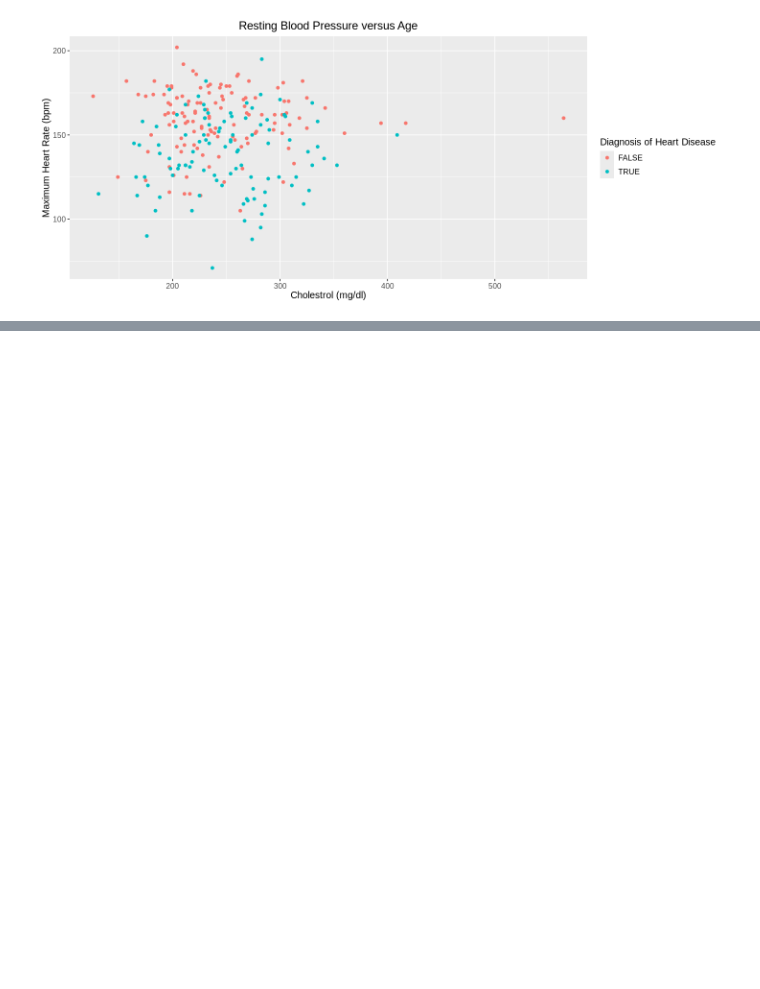
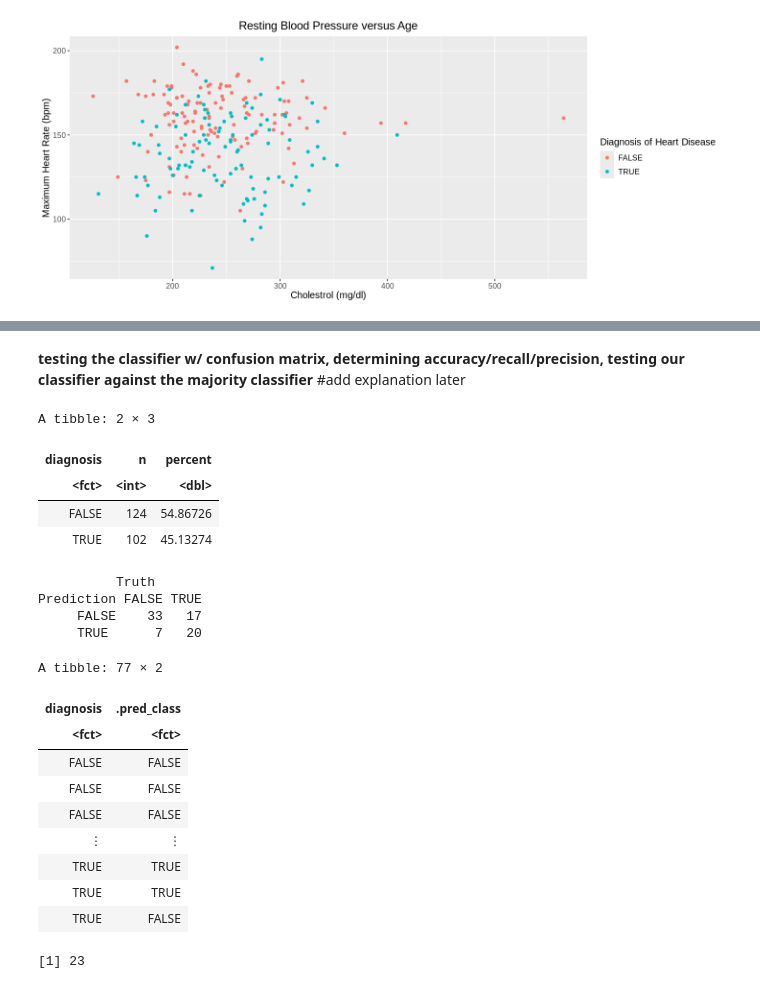
Before and after one commit to cchan70/dsci-100-project-17, a Jupyter notebook: Proposal.ipynb, the cells around one changed output, grey strips where cells are left out. Drawn from its saved outputs; the diff is of its cells as text; code cells hidden in the pictures; blank space fills up the shorter version.

```diff
--- a/Proposal.ipynb
+++ b/Proposal.ipynb
@@ -206,0 +304,60 @@ World Health Organization. (n.d.). https://www.who.int/health-topics/cardiovascu
+# %% [markdown]
+**testing the classifier w/ confusion matrix, determining accuracy/recall/precision, testing our classifier against the majority classifier**
+#add explanation later
+# %%
+best_k <- accuracies_lots |>
+        arrange(desc(mean)) |>
+        head(1) |>
+        pull(neighbors)
+
+spec_best_k <- nearest_neighbor(weight_func = "rectangular", neighbors = 41) |>
+        set_engine("kknn") |>
+        set_mode("classification")
+
+knn_best_results <- workflow() |>
+                add_recipe(heart_recipe) |>
+                add_model(spec_best_k) |>
+                fit(data = heart_training)
+
+heart_predictions <- predict(knn_best_results, heart_testing) |>
+                    bind_cols(heart_testing) |>
+                    select(diagnosis, .pred_class)
+
+heart_conf_mat <- heart_predictions |>
+                conf_mat(truth = diagnosis, estimate = .pred_class)
+
+# conf_table <- as.table(heart_conf_mat)
+heart_major <- heart_training |>
+            group_by(diagnosis) |>
+            summarise(n=n()) |>
+            mutate(percent = 100*n/nrow(heart_training))
+
+heart_major
+
+# heart_acc <- sum(diag(conf_table))/ sum(conf_table)
+# heart_acc
+heart_conf_mat
+heart_predictions
+# MAKE SURE TO CALCULATE THE ACCURACY, RECALL, PRECISION
+best_k
+# %% [output]
+A tibble: 2 × 3
+| diagnosis | n | percent |
+| <fct> | <int> | <dbl> |
+| FALSE | 124 | 54.86726 |
+| TRUE | 102 | 45.13274 |
+          Truth
+Prediction FALSE TRUE
+     FALSE    33   17
+     TRUE      7   20
+A tibble: 77 × 2
+| diagnosis | .pred_class |
+| <fct> | <fct> |
+| FALSE | FALSE |
+| FALSE | FALSE |
+| FALSE | FALSE |
+| ⋮ | ⋮ |
+| TRUE | TRUE |
+| TRUE | TRUE |
+| TRUE | FALSE |
+[1] 23
```
Also changed, not shown: parts of 17 cells of this notebook.
